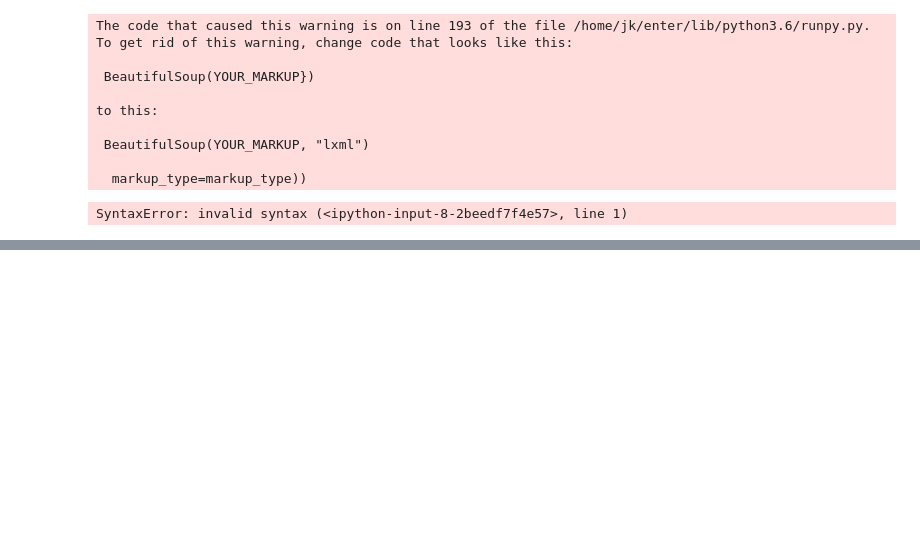
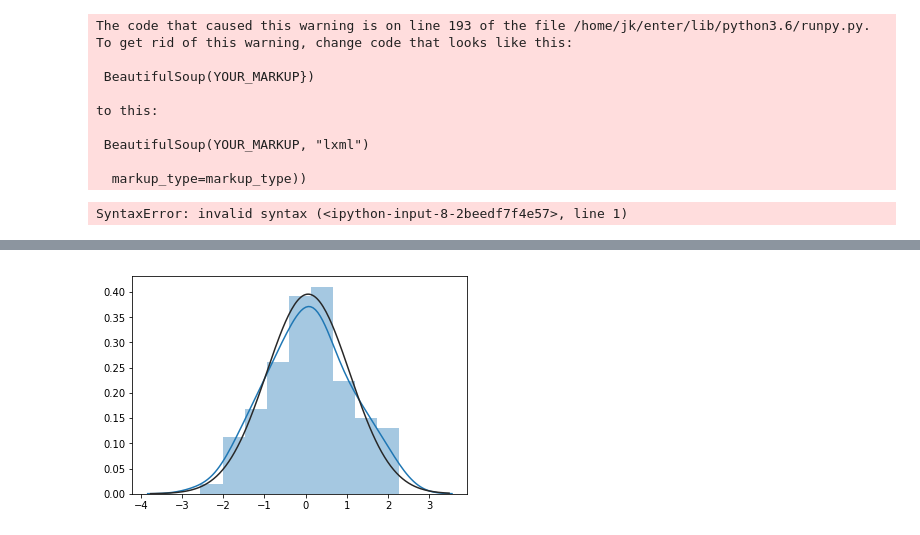
Before and after one commit to jungi21cc/Fastcampus, a Jupyter notebook: WEEK6/practice_week6.ipynb, the cells around one changed output, grey strips where cells are left out. Saved outputs shown, nothing was run; the diff lists cells and outputs as text; code cells hidden in the pictures; blank space fills up the shorter version.

```diff
--- a/WEEK6/practice_week6.ipynb
+++ b/WEEK6/practice_week6.ipynb
@@ -41,0 +85,4 @@ SyntaxError: invalid syntax (<ipython-input-8-2beedf7f4e57>, line 1)
+# %%
+np.random.seed(0)
+x = rv.rvs(100)
+x
@@ -41,0 +110,5 @@ SyntaxError: invalid syntax (<ipython-input-8-2beedf7f4e57>, line 1)
+# %%
+sns.distplot(x, kde=True, fit=sp.stats.norm)
+plt.show()
+# %% [output]
+[figure, added]
```
Also changed, not shown: parts of 10 cells of this notebook, 1 other file.
